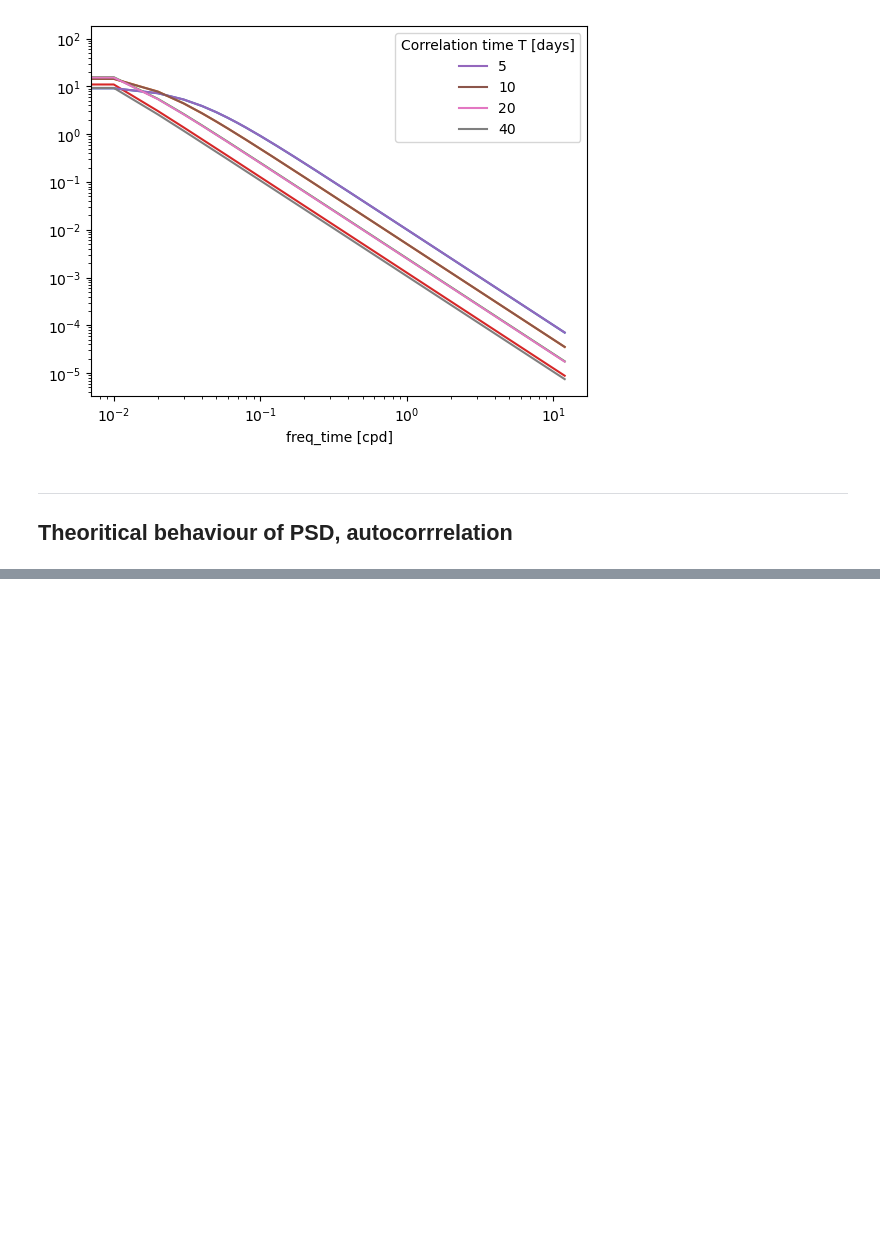
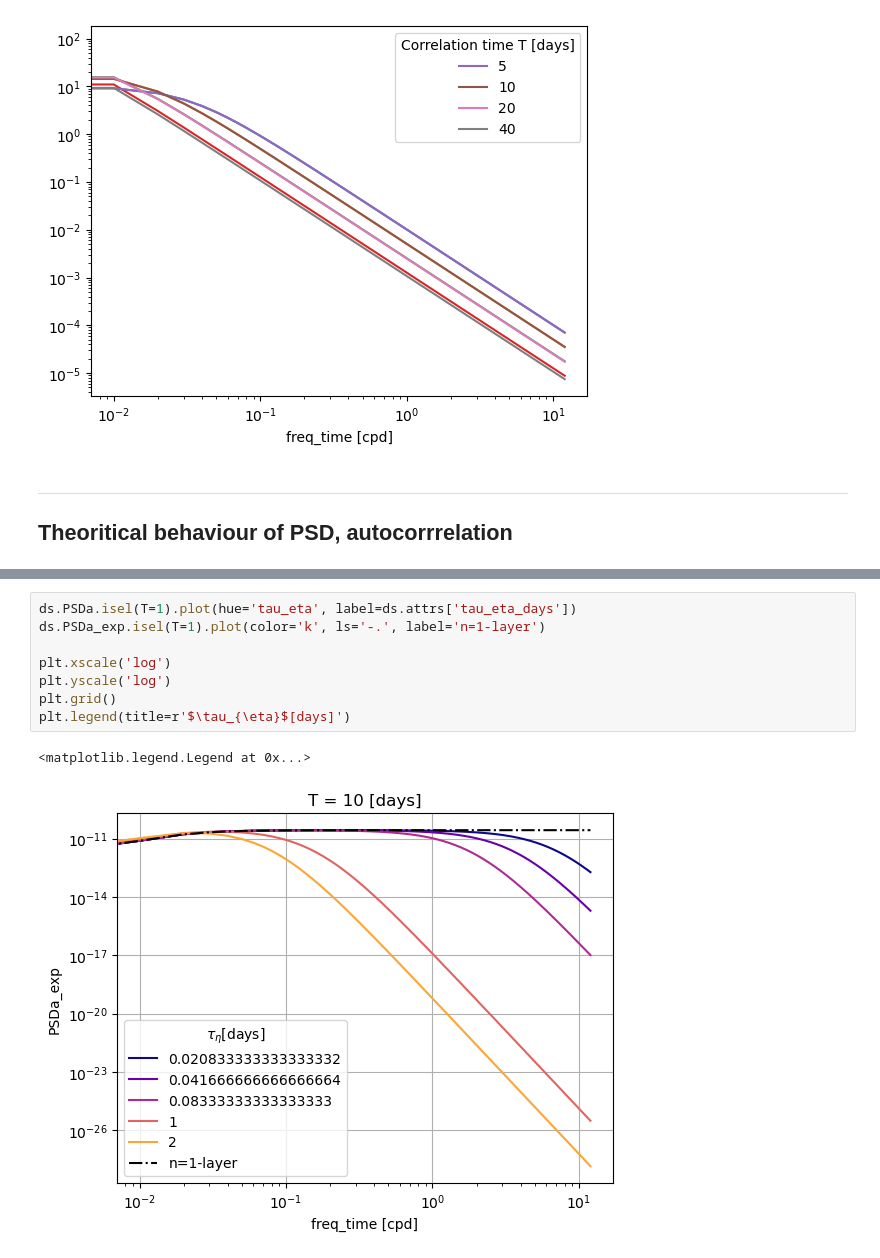
Before and after one commit to margot-demol/PhD, a Jupyter notebook: GDP/synthetics_trajectories/notebooks/diag_synthetic_trajectories_ou.ipynb, the cells around one changed output, grey strips where cells are left out. Drawn from its saved outputs; the diff is of its cells as text; blank space fills up the shorter version.

```diff
--- a/GDP/synthetics_trajectories/notebooks/diag_synthetic_trajectories_ou.ipynb
+++ b/GDP/synthetics_trajectories/notebooks/diag_synthetic_trajectories_ou.ipynb
@@ -192,0 +117,11 @@ Data variables: (12/15)
+# %%
+ds.PSDa.isel(T=1).plot(hue='tau_eta', label=ds.attrs['tau_eta_days'])
+ds.PSDa_exp.isel(T=1).plot(color='k', ls='-.', label='n=1-layer')
+
+plt.xscale('log')
+plt.yscale('log')
+plt.grid()
+plt.legend(title=r'$\tau_{\eta}$[days]')
+# %% [output]
+<matplotlib.legend.Legend at 0x...>
+[figure, added]
```
Also changed, not shown: parts of 32 cells of this notebook, 3 other files.
